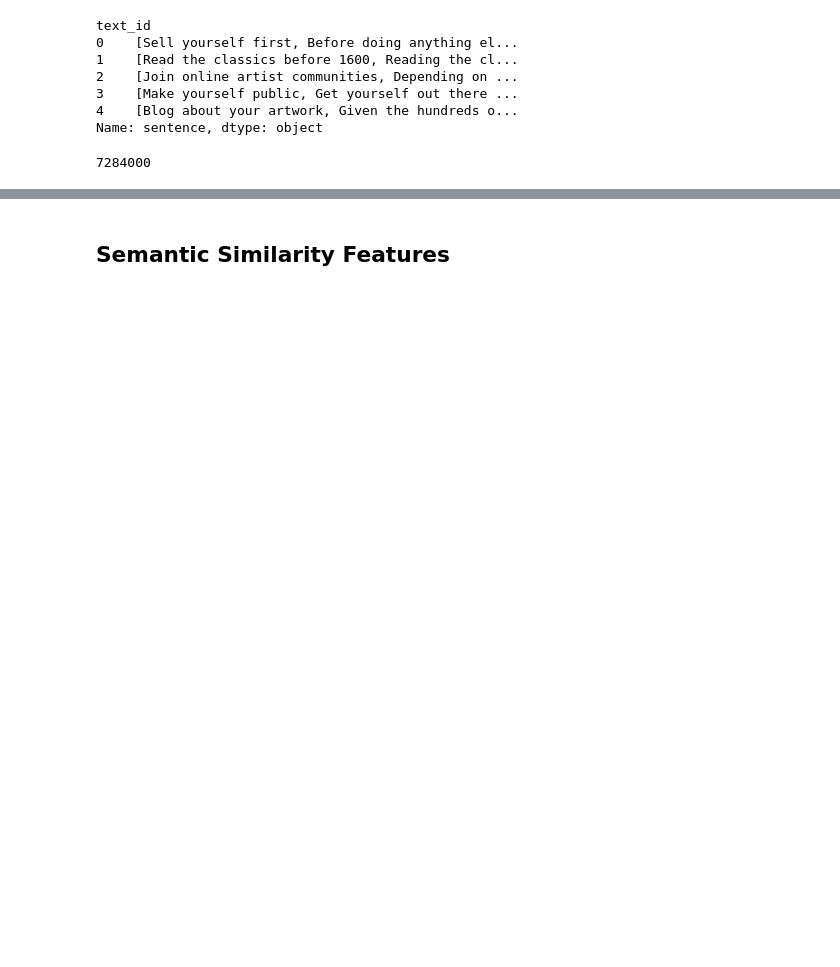
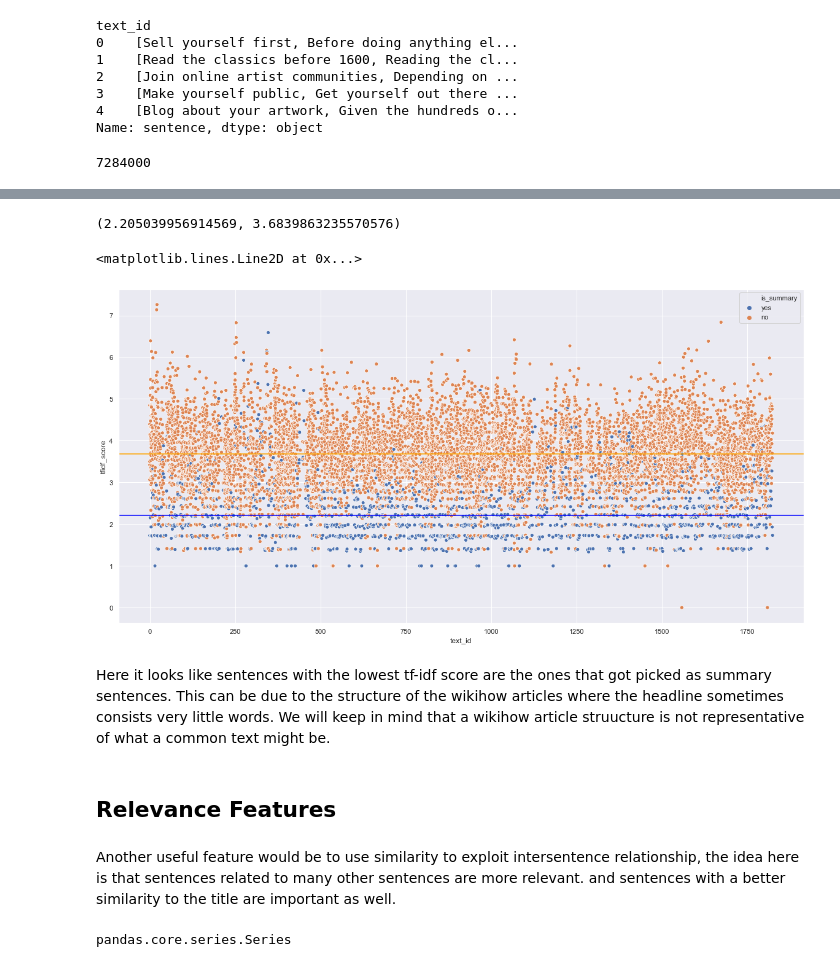
Before and after one commit to sarisboo/springboard, a Jupyter notebook: capstone_1/storytelling_feature_extraction.ipynb, the cells around one changed output, grey strips where cells are left out. Cells and saved outputs as stored; diff of their text form; code cells hidden in the pictures; blank space fills up the shorter version.

```diff
--- a/capstone_1/storytelling_feature_extraction.ipynb
+++ b/capstone_1/storytelling_feature_extraction.ipynb
@@ -63,3 +85,20 @@ wikihow.head()
 | 2 | 0 | Now, think about how to translate... | no | ['Now,', 'think', 'about', 'how',... | How to Sell Fine Art Online | 11 | 3.064425 |
 | 3 | 0 | Be it the few words, Twitter allo... | no | ['Be', 'it', 'the', 'few', 'words... | How to Sell Fine Art Online | 21 | 4.393483 |
 | 4 | 0 | Bring out the most salient featur... | no | ['Bring', 'out', 'the', 'most', '... | How to Sell Fine Art Online | 18 | 3.500784 |
+# %%
+wikihow_subset = wikihow[:10000]
+med_summary = wikihow_subset[wikihow_subset['is_summary'] == 'yes']['tfidf_score'].median()
+med_no_summary = wikihow_subset[wikihow_subset['is_summary'] == 'no']['tfidf_score'].median()
+med_summary, med_no_summary
+# %% [output]
+(2.205039956914569, 3.6839863235570576)
+# %%
+plt.figure(figsize=(20,10))
+sns.scatterplot(y = 'tfidf_score', x = 'text_id', data = wikihow_subset, hue = 'is_summary')
+plt.axhline(med_summary, color = 'blue')
+plt.axhline(med_no_summary, color = 'orange')
+# %% [output]
+<matplotlib.lines.Line2D at 0x...>
+[figure, added]
+# %% [markdown]
+Here it looks like sentences with the lowest tf-idf score are the ones that got picked as summary sentences. This can be due to the structure of the wikihow articles where the headline sometimes consists very little words. We will keep in mind that a wikihow article struucture is not representative of what a common text might be.
@@ -66,2 +107,8 @@ wikihow.head()
 # %% [markdown]
-## Semantic Similarity Features
+## Relevance Features
+# %% [markdown]
+Another useful feature would be to use similarity to exploit intersentence relationship, the idea here is that sentences related to many other sentences are more relevant. and sentences with a better similarity to the title are important as well.
+# %%
+type(docs)
+# %% [output]
+pandas.core.series.Series
```
Also changed, not shown: parts of 18 cells of this notebook.
